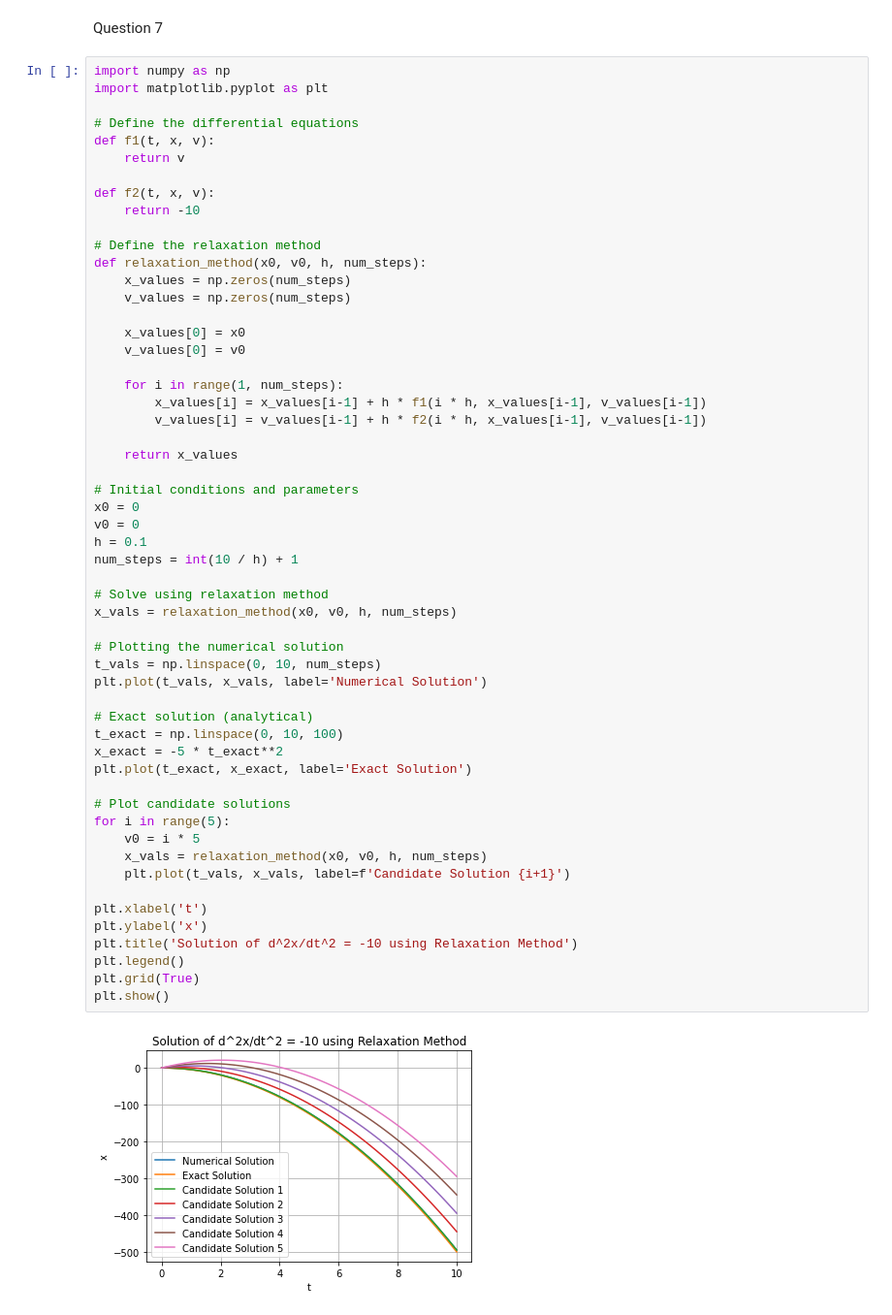
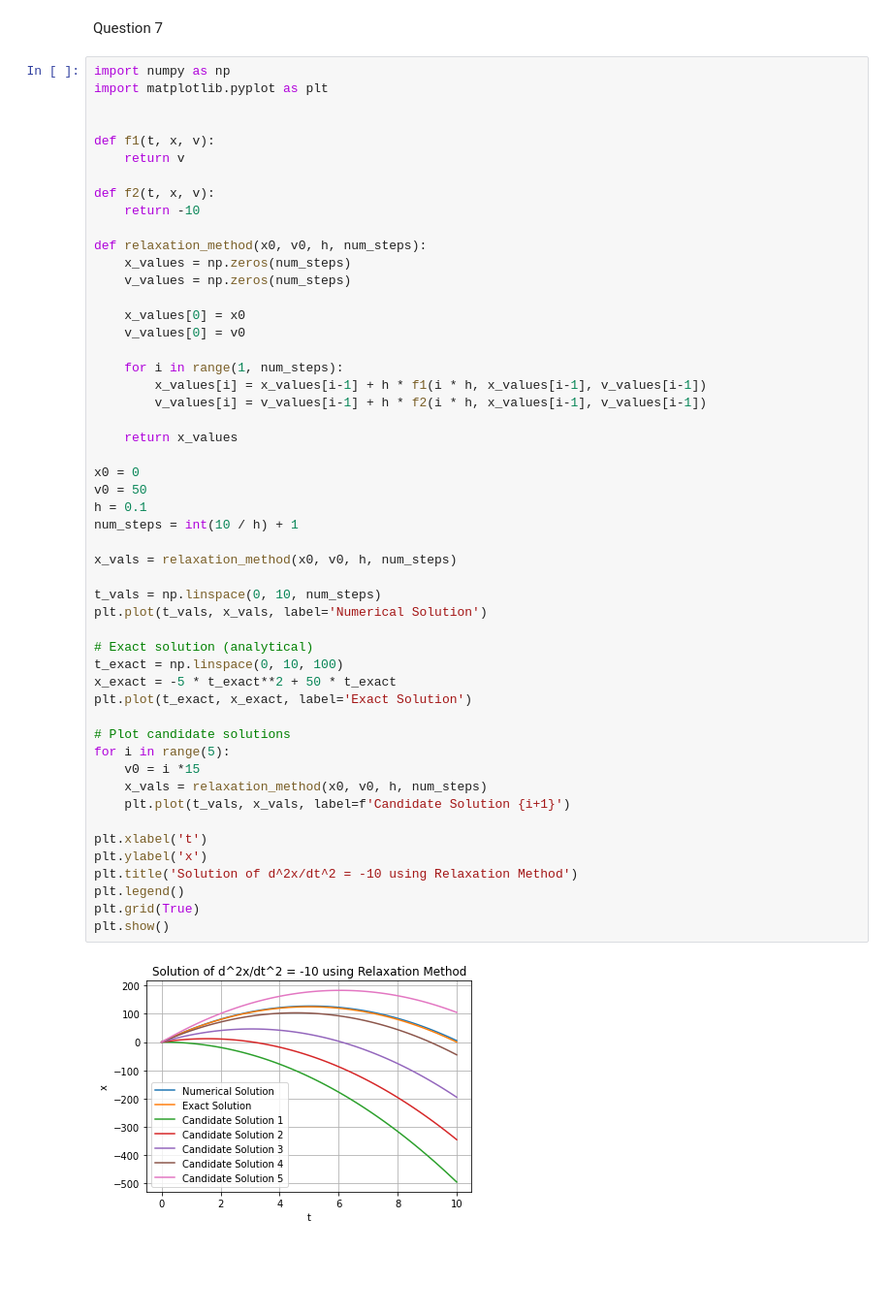
Before and after one commit to MayureshKanagal/Computational1, a Jupyter notebook: A2/A2(07).ipynb, the cells around one changed output. Shown at 97% size. Cells and saved outputs as stored; diff of their text form; blank space fills up the shorter version.

```diff
--- a/A2/A2(07).ipynb
+++ b/A2/A2(07).ipynb
@@ -4,14 +4,13 @@ Question 7
 import numpy as np
 import matplotlib.pyplot as plt
 
-# Define the differential equations
+
 def f1(t, x, v):
     return v
 
 def f2(t, x, v):
     return -10
 
-# Define the relaxation method
 def relaxation_method(x0, v0, h, num_steps):
     x_values = np.zeros(num_steps)
     v_values = np.zeros(num_steps)
@@ -23,37 +22,34 @@ def relaxation_method(x0, v0, h, num_steps):
         x_values[i] = x_values[i-1] + h * f1(i * h, x_values[i-1], v_values[i-1])
         v_values[i] = v_values[i-1] + h * f2(i * h, x_values[i-1], v_values[i-1])
 
     return x_values
 
-# Initial conditions and parameters
 x0 = 0
-v0 = 0
+v0 = 50
 h = 0.1
 num_steps = int(10 / h) + 1
 
-# Solve using relaxation method
 x_vals = relaxation_method(x0, v0, h, num_steps)
 
-# Plotting the numerical solution
 t_vals = np.linspace(0, 10, num_steps)
 plt.plot(t_vals, x_vals, label='Numerical Solution')
 
 # Exact solution (analytical)
 t_exact = np.linspace(0, 10, 100)
-x_exact = -5 * t_exact**2
+x_exact = -5 * t_exact**2 + 50 * t_exact
 plt.plot(t_exact, x_exact, label='Exact Solution')
 
 # Plot candidate solutions
 for i in range(5):
-    v0 = i * 5
+    v0 = i *15
     x_vals = relaxation_method(x0, v0, h, num_steps)
     plt.plot(t_vals, x_vals, label=f'Candidate Solution {i+1}')
 
 plt.xlabel('t')
 plt.ylabel('x')
 plt.title('Solution of d^2x/dt^2 = -10 using Relaxation Method')
 plt.legend()
 plt.grid(True)
 plt.show()
 # %% [output]
-[figure, old version]
+[figure, new version]
```
Also changed, not shown: 3 other files.
